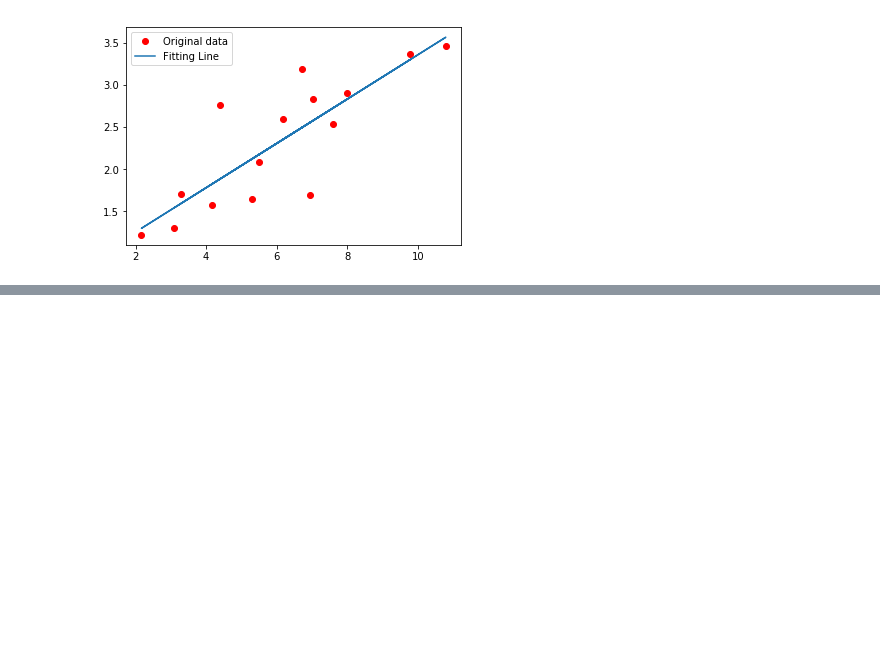
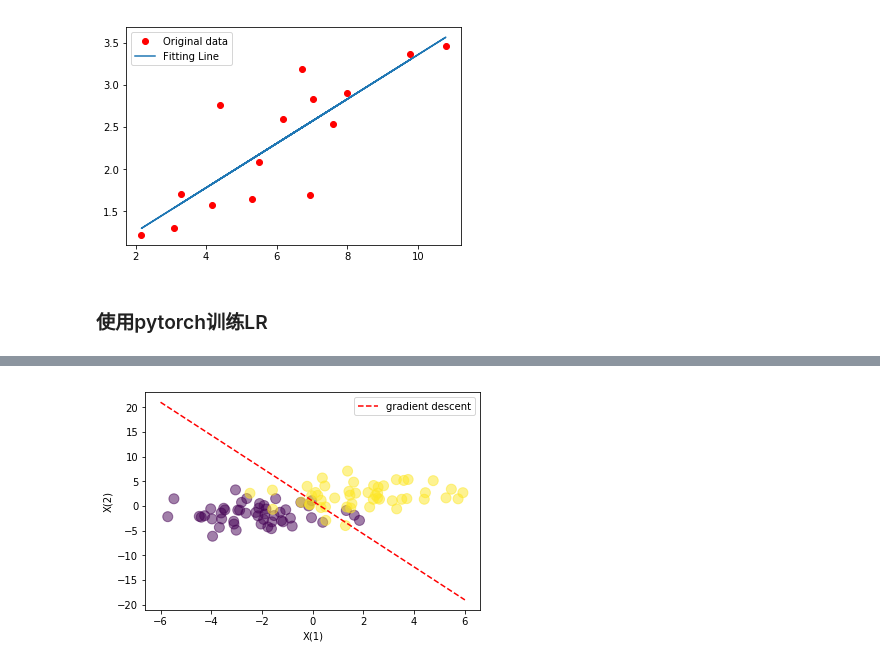
Before and after one commit to aloyschen/MachineLearning, a Jupyter notebook: Pytorch.ipynb, the cells around one changed output, grey strips where cells are left out. Cells and saved outputs as stored; diff of their text form; code cells hidden in the pictures; blank space fills up the shorter version.

```diff
--- a/Pytorch.ipynb
+++ b/Pytorch.ipynb
@@ -7,6 +7,13 @@ z = 2*x + 10*y
 z.backward()
 print(z)
 print(y.grad.data)
+weight = torch.Tensor([1,2,1,1,10])
+loss_fn = torch.nn.CrossEntropyLoss(reduce=False, size_average=False, weight=weight)
+input = Variable(torch.randn(3, 5)) # (batch_size, C)
+target = Variable(torch.LongTensor(3).random_(2))
+print(target)
+loss = loss_fn(input, target)
+print(input); print(target); print(loss)
 # %% [output]
 tensor([ 56.])
 tensor([ 10.])
@@ -77,3 +90,62 @@ Epoch[960/1000], loss: 0.168956
 Epoch[980/1000], loss: 0.168956
 Epoch[1000/1000], loss: 0.168956
 [figure]
+# %% [markdown]
+### 使用pytorch训练LR
+# %%
+import numpy as np
+import matplotlib.pyplot as plt
+import torch.nn.functional as F
+from torch.autograd import Variable
+
+
+# 准备训练集数据
+sample_num = 100
+sample_dim = 2
+data = np.random.randn(sample_num, sample_dim) * 2
+# center the first N/2 points at (-2,-2)
+data[:sample_num//2,:] = data[:sample_num//2,:] - 2*np.ones((sample_num//2,sample_dim))
+
+# center the last N/2 points at (2, 2)
+data[sample_num//2:,:] = data[sample_num//2:,:] + 2*np.ones((sample_num//2,sample_dim))
+label = np.array([0] * (sample_num // 2) + [1] * (sample_num // 2)).reshape(sample_num, 1)
+train_x = Variable(torch.Tensor(data))
+train_y = Variable(torch.Tensor(label))
+
+# 定义模型
+class LogisticRegression(torch.nn.Module):
+    def __init__(self):
+        super().__init__()
+        self.linear = torch.nn.Linear(sample_dim, 1)
+    def forward(self, x):
+        out = F.sigmoid(self.linear(x))
+        return out
+
+model = LogisticRegression()
+criterion = torch.nn.BCELoss()
+optimizer = torch.optim.SGD(model.parameters(), lr=1e-4)
+
+epoch_num = 10000
+for epoch in range(epoch_num):
+    y_pred = model(train_x)
+    loss = criterion(y_pred, train_y)
+    if epoch % 1000 == 0:
+        print("Epoch{}/{} Loss:{}".format(epoch, epoch_num, loss.data[0]))
+    optimizer.zero_grad()
+    loss.backward()
+    optimizer.step()
+w = list(model.parameters())
+print(w)
+w0 = w[0].data.numpy()
+w1 = w[1].data.numpy()
+
+# plot the data and separating line
+plt.scatter(train_x[:,0], train_x[:,1], c=train_y.reshape(sample_num), s=100, alpha=0.5)
+x_axis = np.linspace(-6, 6, 100)
+y_axis = -(w1[0] + x_axis*w0[0][0]) / w0[0][1]
+line_up, = plt.plot(x_axis, y_axis,'r--', label='gradient descent')
+plt.legend(handles=[line_up])
+plt.xlabel('X(1)')
+plt.ylabel('X(2)')
+plt.show()
+# %% [output]
@@ -79,0 +165 @@ Epoch[1000/1000], loss: 0.168956
+[figure, added]
```
Also changed, not shown: parts of 3 cells of this notebook.
